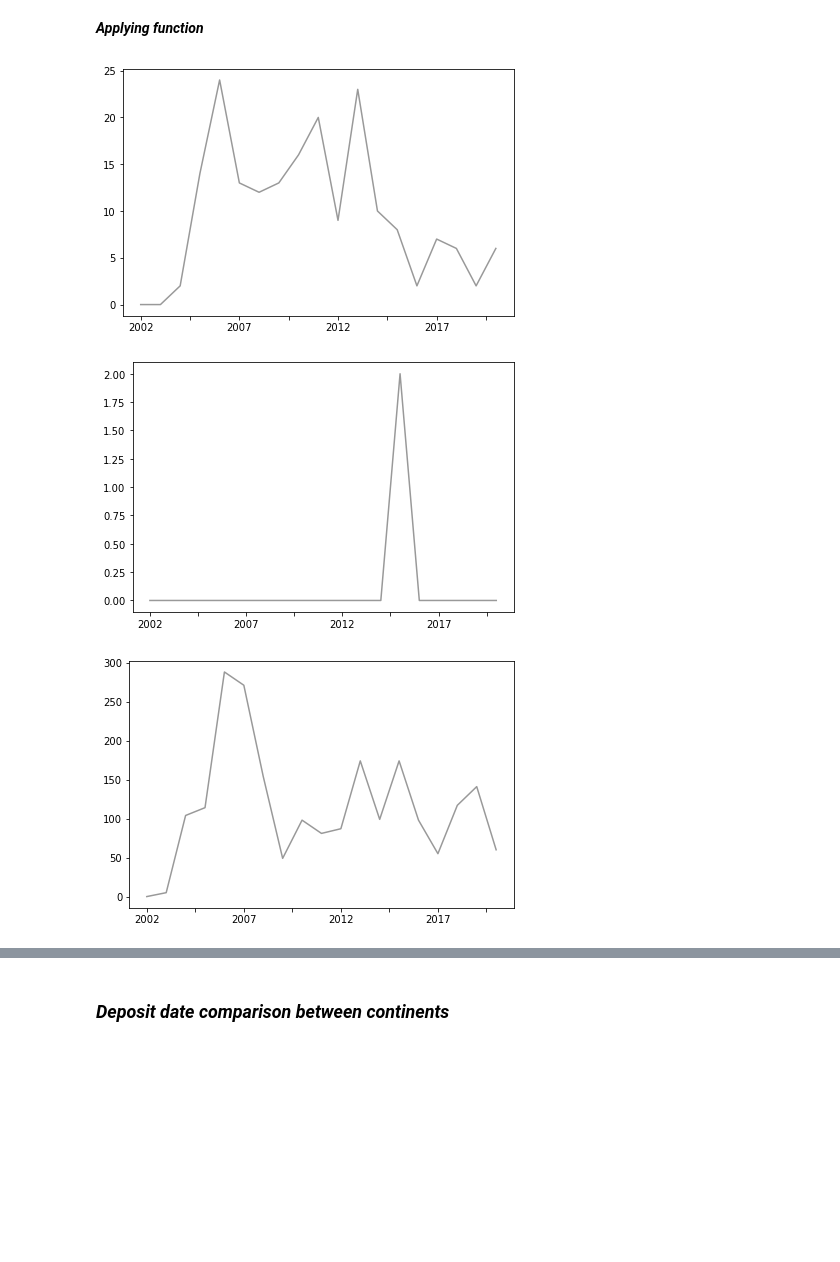
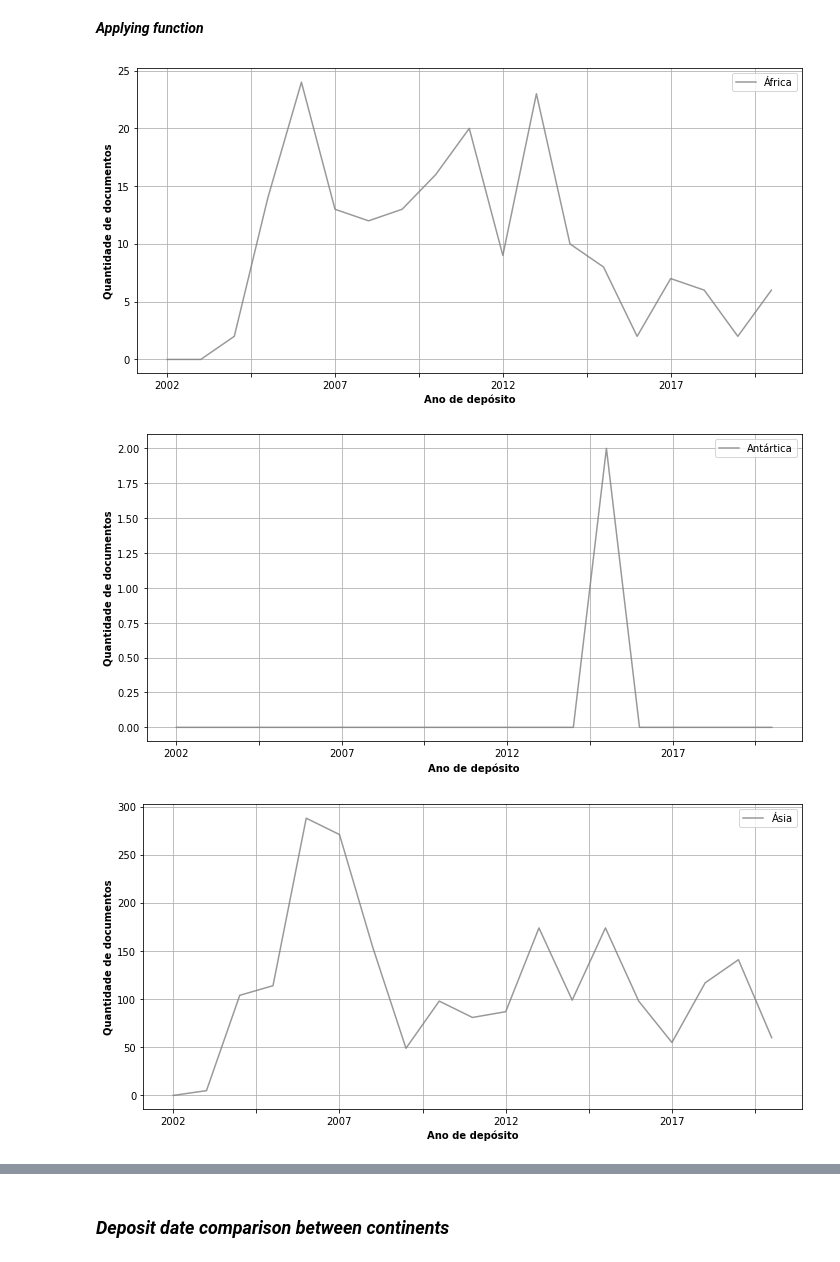
Before and after one commit to sarahrubia/eliscript, a Jupyter notebook: source/ELIScript_analysis.ipynb, the cells around one changed output, grey strips where cells are left out. Drawn from its saved outputs; the diff is of its cells as text; code cells hidden in the pictures; blank space fills up the shorter version.

```diff
--- a/source/ELIScript_analysis.ipynb
+++ b/source/ELIScript_analysis.ipynb
@@ -929,7 +858,15 @@ def datestamp_plot_by_continent(df, continent):
 
     for column, cont in zip(df, continent):
 
-        df[column].plot(color = "gray", alpha = 0.8)
+        plt.figure(figsize=(10, 5))
+
+        df[column].plot(color = "gray", grid=True, alpha = 0.8)
+
+        # Add a legend
+        plt.legend(loc = 'upper right', ncol = 1)
+        plt.xlabel("Ano de depósito", fontweight = 'bold')
+        plt.ylabel("Quantidade de documentos", fontweight = 'bold')
+
 
         p1 = os.getcwd()
         path = os.path.dirname(p1)
@@ -942,10 +879,10 @@ def datestamp_plot_by_continent(df, continent):
 # %% [markdown]
 ***Applying function***
 # %%
-cnames_plot = ['#FFC909', '#B3DEFF', '#35B39F', '#FF8582', '#FF7C52', '#327BB3', '#B33B36']
+#cnames_plot = ['#FFC909', '#B3DEFF', '#35B39F', '#FF8582', '#FF7C52', '#327BB3', '#B33B36']
 
 datestamp_plot_by_continent(df_datestamp_counts, continents)
 # %% [output]
-[figure, old version]
+[figure, new version]
-[figure, old version]
+[figure, new version]
-[figure, old version]
+[figure, new version]
```
Also changed, not shown: parts of 56 cells of this notebook, 11 other files.
